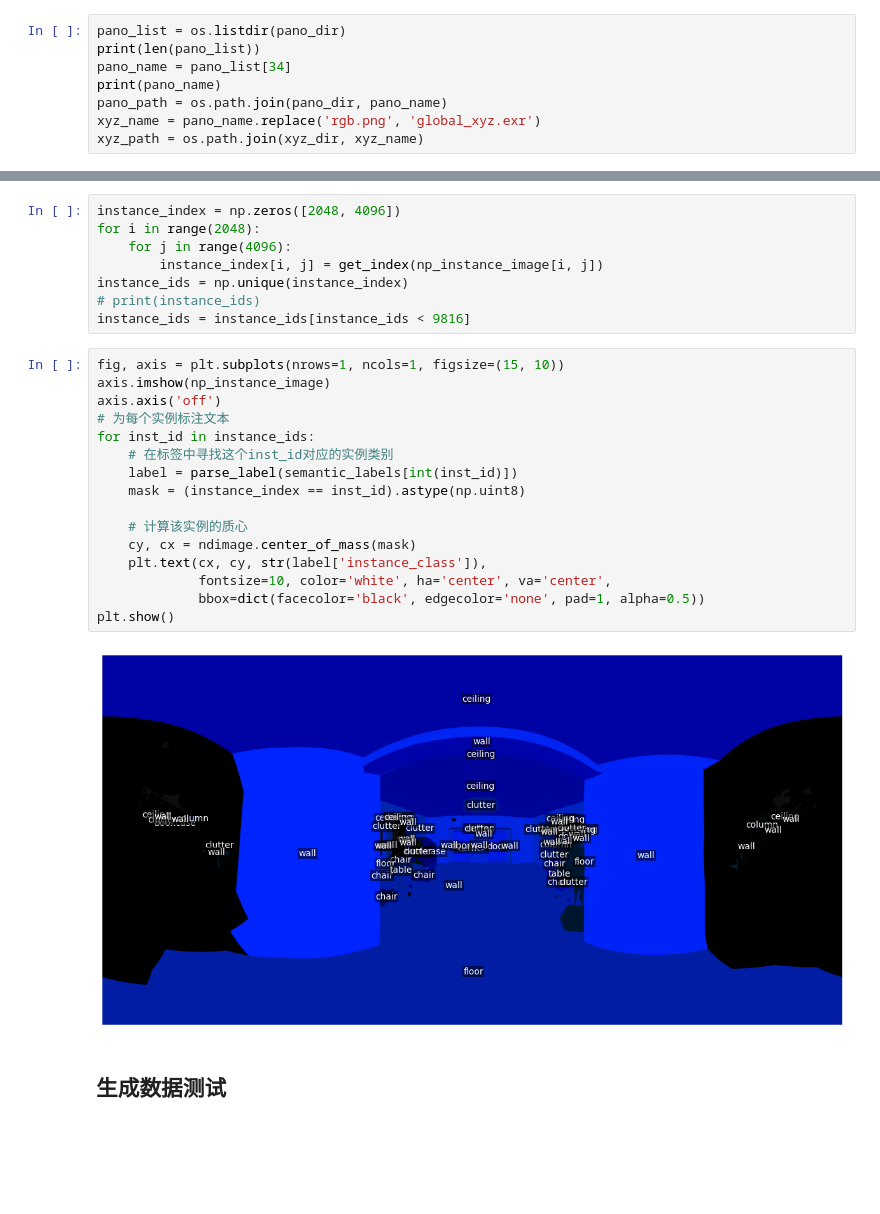
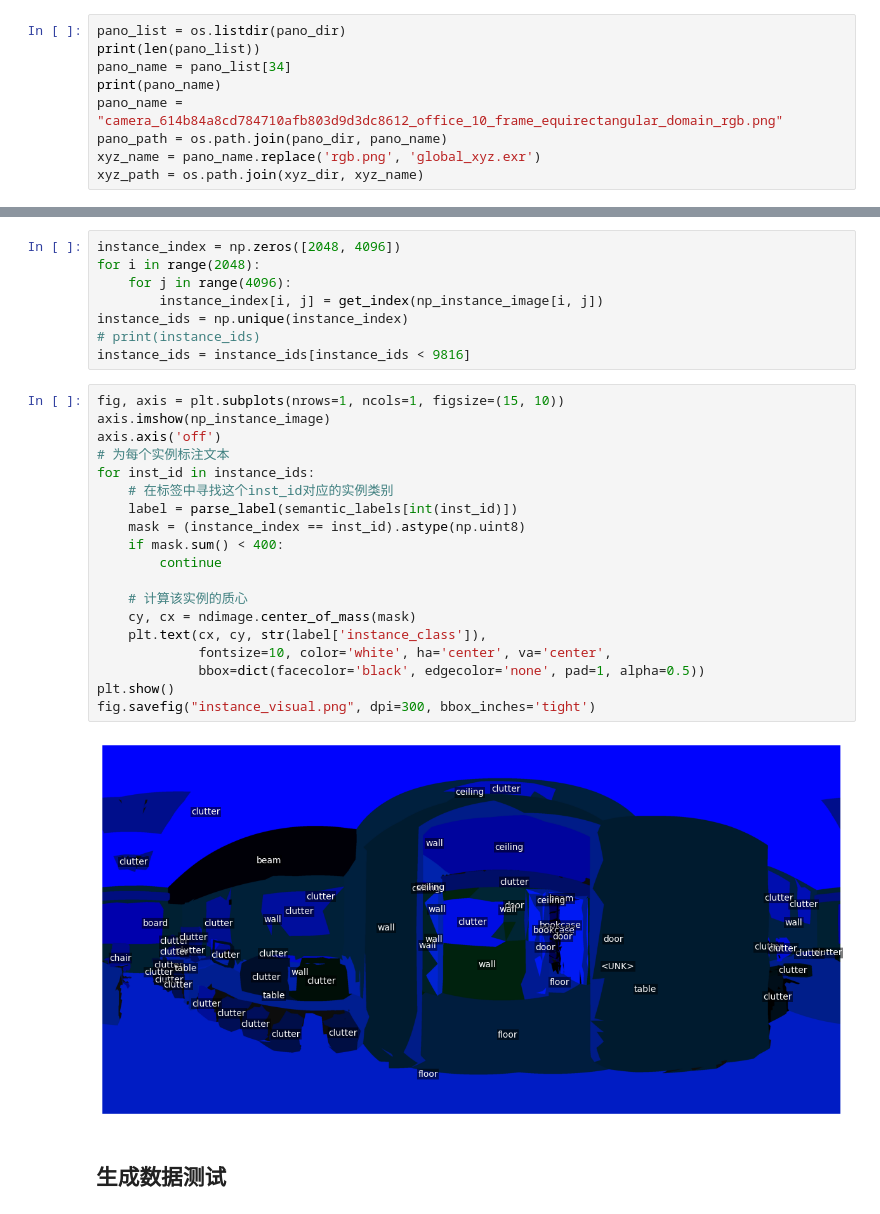
Before and after one commit to BinSpa/Pano360, a Jupyter notebook: Check_Code/Check_stanford2d3d.ipynb, the cells around one changed output, grey strips where cells are left out. Drawn from its saved outputs; the diff is of its cells as text; blank space fills up the shorter version.

```diff
--- a/Check_Code/Check_stanford2d3d.ipynb
+++ b/Check_Code/Check_stanford2d3d.ipynb
@@ -20,6 +20,7 @@ pano_list = os.listdir(pano_dir)
 print(len(pano_list))
 pano_name = pano_list[34]
 print(pano_name)
+pano_name = "camera_614b84a8cd784710afb803d9d3dc8612_office_10_frame_equirectangular_domain_rgb.png"
 pano_path = os.path.join(pano_dir, pano_name)
 xyz_name = pano_name.replace('rgb.png', 'global_xyz.exr')
 xyz_path = os.path.join(xyz_dir, xyz_name)
@@ -132,20 +131,23 @@ instance_ids = instance_ids[instance_ids < 9816]
 # %%
 fig, axis = plt.subplots(nrows=1, ncols=1, figsize=(15, 10))
 axis.imshow(np_instance_image)
 axis.axis('off')
 # 为每个实例标注文本
 for inst_id in instance_ids:
     # 在标签中寻找这个inst_id对应的实例类别
     label = parse_label(semantic_labels[int(inst_id)])
     mask = (instance_index == inst_id).astype(np.uint8)
+    if mask.sum() < 400:
+        continue
 
     # 计算该实例的质心
     cy, cx = ndimage.center_of_mass(mask)
     plt.text(cx, cy, str(label['instance_class']),
              fontsize=10, color='white', ha='center', va='center',
              bbox=dict(facecolor='black', edgecolor='none', pad=1, alpha=0.5))
 plt.show()
+fig.savefig("instance_visual.png", dpi=300, bbox_inches='tight')
 # %% [output]
-[figure, old version]
+[figure, new version]
 # %% [markdown]
 ## 生成数据测试
```
Also changed, not shown: parts of 3 cells of this notebook, 6 other files.
